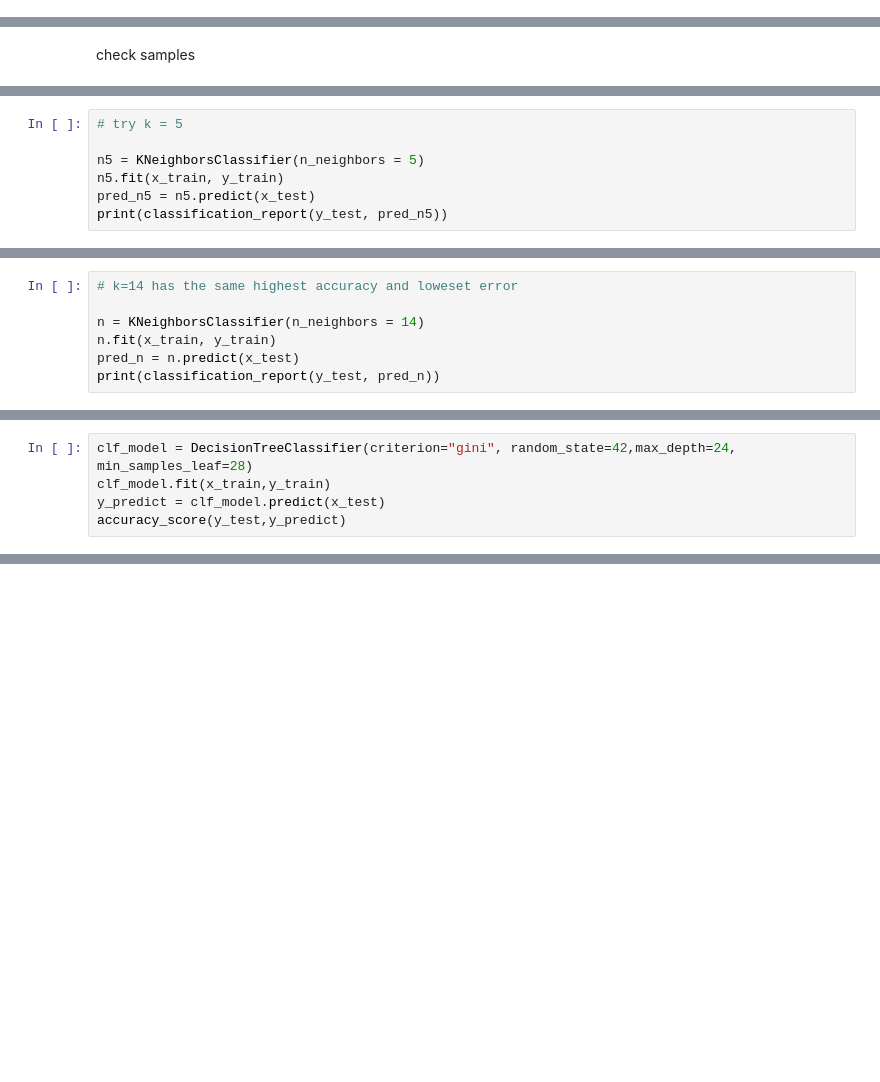
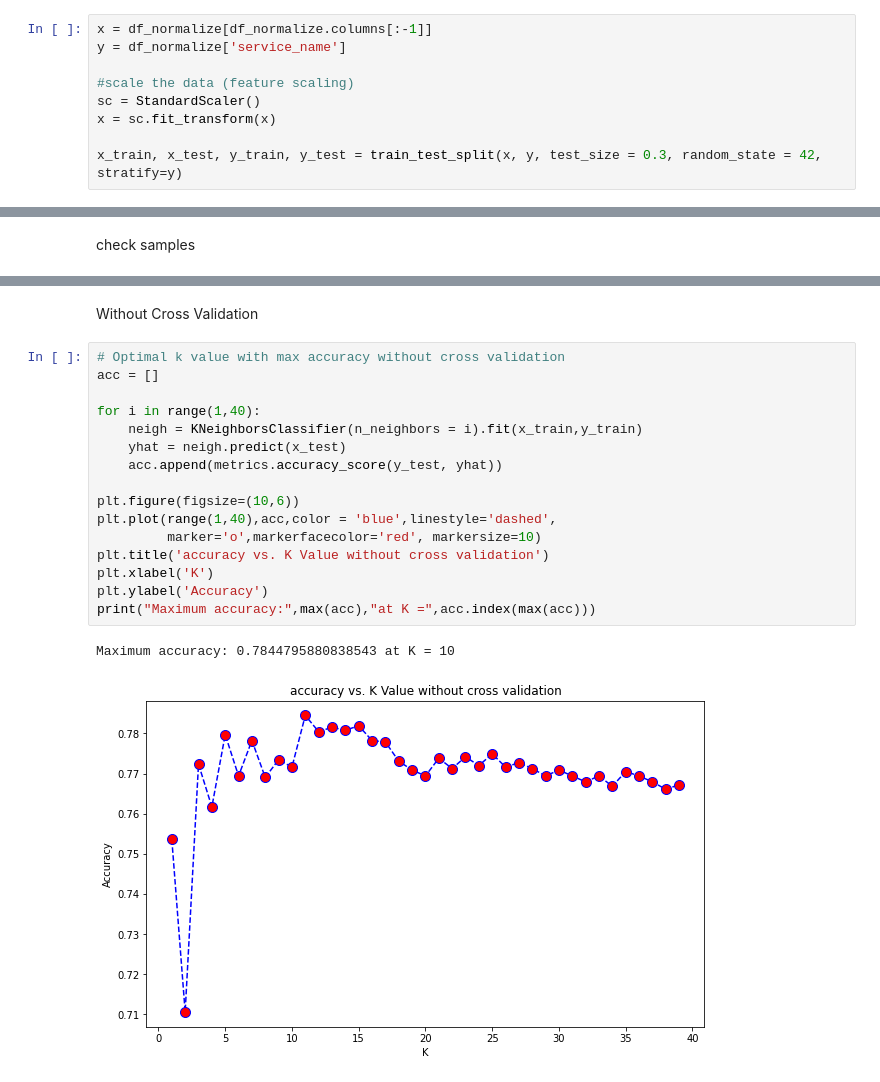
Before and after one commit to carolkkw/CIND820_Project, a Jupyter notebook: Analysis_of_Streaming_Services.ipynb, the cells around one changed output, grey strips where cells are left out. Saved outputs shown, nothing was run; the diff lists cells and outputs as text; blank space fills up the shorter version.

```diff
--- a/Analysis_of_Streaming_Services.ipynb
+++ b/Analysis_of_Streaming_Services.ipynb
@@ -84,0 +175,9 @@ x_train, x_test, y_train, y_test = train_test_split(x_sm, y_sm, test_size = 0.3,
+# %%
+x = df_normalize[df_normalize.columns[:-1]]
+y = df_normalize['service_name']
+
+#scale the data (feature scaling)
+sc = StandardScaler()
+x = sc.fit_transform(x)
+
+x_train, x_test, y_train, y_test = train_test_split(x, y, test_size = 0.3, random_state = 42, stratify=y)
@@ -96,7 +203,0 @@ Use the KNN algorithm to predict the streaming service using imdb_rating
-# %%
-# try k = 5
-
-n5 = KNeighborsClassifier(n_neighbors = 5)
-n5.fit(x_train, y_train)
-pred_n5 = n5.predict(x_test)
-print(classification_report(y_test, pred_n5))
@@ -135,7 +203,0 @@ print("Maximum accuracy:-",max(acc),"at K =",acc.index(max(acc)))
-# %%
-# k=14 has the same highest accuracy and loweset error
-
-n = KNeighborsClassifier(n_neighbors = 14)
-n.fit(x_train, y_train)
-pred_n = n.predict(x_test)
-print(classification_report(y_test, pred_n))
@@ -211,5 +203,0 @@ Decision Tree Model without Cross-Validation
-# %%
-clf_model = DecisionTreeClassifier(criterion="gini", random_state=42,max_depth=24, min_samples_leaf=28)
-clf_model.fit(x_train,y_train)
-y_predict = clf_model.predict(x_test)
-accuracy_score(y_test,y_predict)
@@ -233,0 +250,21 @@ graph
+# %% [markdown]
+Without Cross Validation
+# %%
+# Optimal k value with max accuracy without cross validation
+acc = []
+
+for i in range(1,40):
+    neigh = KNeighborsClassifier(n_neighbors = i).fit(x_train,y_train)
+    yhat = neigh.predict(x_test)
+    acc.append(metrics.accuracy_score(y_test, yhat))
+
+plt.figure(figsize=(10,6))
+plt.plot(range(1,40),acc,color = 'blue',linestyle='dashed',
+         marker='o',markerfacecolor='red', markersize=10)
+plt.title('accuracy vs. K Value without cross validation')
+plt.xlabel('K')
+plt.ylabel('Accuracy')
+print("Maximum accuracy:",max(acc),"at K =",acc.index(max(acc)))
+# %% [output]
+Maximum accuracy: 0.7844795880838543 at K = 10
+[figure, added]
```
Also changed, not shown: parts of 114 cells of this notebook, 7 other files.
